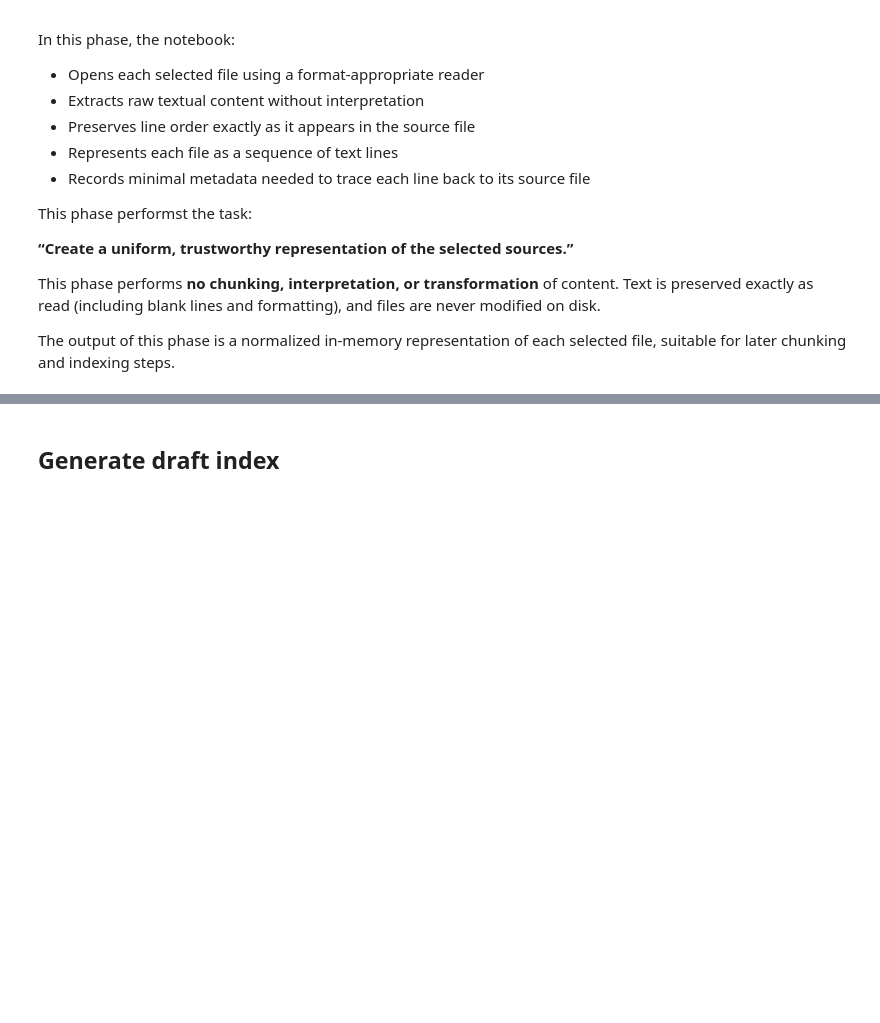
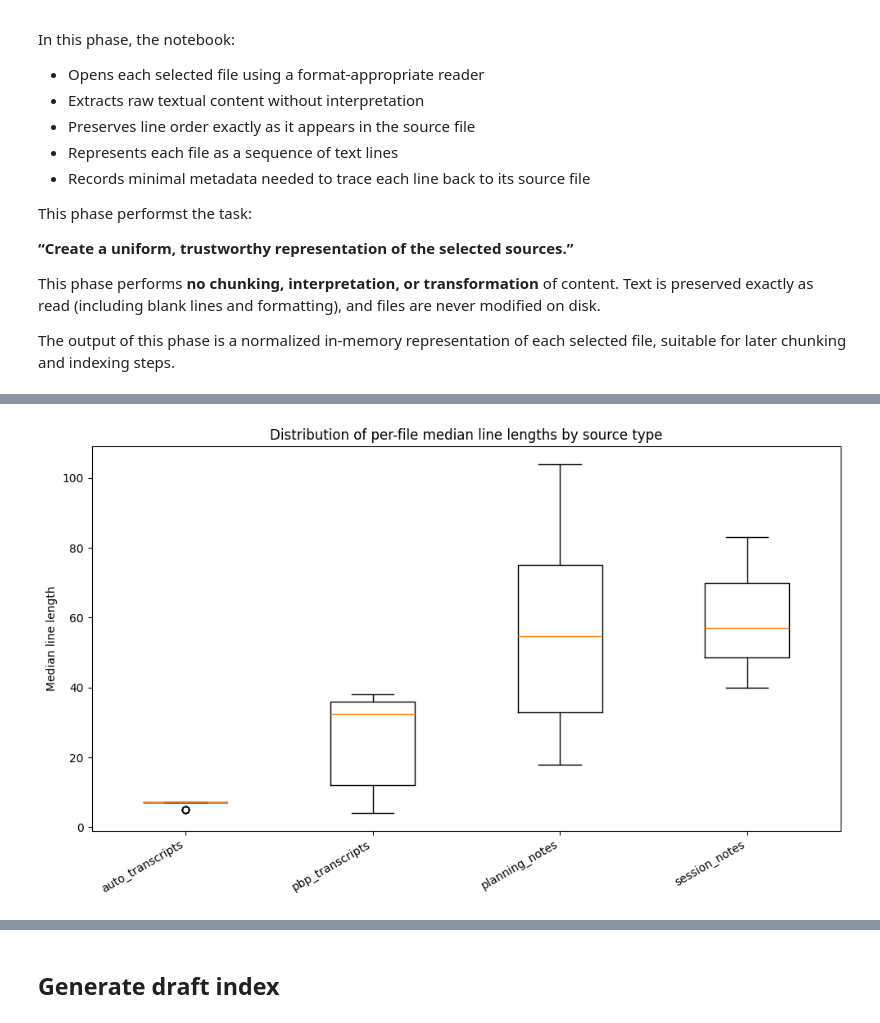
Before and after one commit to CharisSophia/iwtc-tools, a Jupyter notebook: notebooks/IWTC_Raw_Source_Indexing.ipynb, the cells around one changed output, grey strips where cells are left out. Saved outputs shown, nothing was run; the diff lists cells and outputs as text; code cells hidden in the pictures; blank space fills up the shorter version.

Commit message:
Add exploratory statistics and charts to inform future chunking design

```diff
--- a/notebooks/IWTC_Raw_Source_Indexing.ipynb
+++ b/notebooks/IWTC_Raw_Source_Indexing.ipynb
@@ -48,7 +48,7 @@ OVERRIDE_PATHS = None
 # Selection behavior:
 #   "PROMPT" -> list candidates and prompt for selection
 #   "ALL"    -> select all candidates
-SOURCE_MODE = "PROMPT"
+SOURCE_MODE = "ALL"
 
 # Internal run metadata (do not edit)
 from datetime import datetime
@@ -767,0 +779,93 @@ for i, line in enumerate(s["lines"][:PREVIEW_MAX_LINES], start=1):
+# %%
+# Phase 4c: File-level line length profiling and charts
+# Observational only — no persistence, no mutation
+
+from collections import defaultdict
+from statistics import mean, median
+import matplotlib.pyplot as plt
+import numpy as np
+
+if not LOADED_SOURCES:
+    raise ValueError("No loaded sources found. Run Phase 3 first.")
+
+# --- collect per-file 5-number summaries ---
+file_profiles = []
+
+for src in LOADED_SOURCES:
+    lengths = sorted(len(l) for l in src["lines"] if l)
+
+    if not lengths:
+        continue
+
+    q1 = np.percentile(lengths, 25)
+    q3 = np.percentile(lengths, 75)
+
+    file_profiles.append({
+        "source_type": src["source_type"],
+        "min": lengths[0],
+        "q1": q1,
+        "median": median(lengths),
+        "q3": q3,
+        "max": lengths[-1],
+    })
+
+# --- group by source_type ---
+by_type = defaultdict(list)
+for p in file_profiles:
+    by_type[p["source_type"]].append(p)
+
+# --- Box plots: distribution of medians by source type ---
+plt.figure(figsize=(10, 6))
+
+labels = []
+data = []
+
+for source_type in sorted(by_type.keys()):
+    labels.append(source_type)
+    data.append([p["median"] for p in by_type[source_type]])
+
+plt.boxplot(data, tick_labels=labels, showfliers=True)
+plt.title("Distribution of per-file median line lengths by source type")
+plt.ylabel("Median line length")
+plt.xticks(rotation=30, ha="right")
+plt.tight_layout()
+plt.show()
+
+# --- Box plots: distribution of max line lengths by source type ---
+plt.figure(figsize=(10, 6))
+
+labels = []
+data = []
+
+for source_type in sorted(by_type.keys()):
+    labels.append(source_type)
+    data.append([p["max"] for p in by_type[source_type]])
+
+plt.boxplot(data, tick_labels=labels, showfliers=True)
+plt.title("Distribution of per-file max line lengths by source type")
+plt.ylabel("Max line length")
+plt.xticks(rotation=30, ha="right")
+plt.tight_layout()
+plt.show()
+
+# --- Scatter: median vs max (outlier detector) ---
+plt.figure(figsize=(8, 6))
+
+for source_type in sorted(by_type.keys()):
+    medians = [p["median"] for p in by_type[source_type]]
+    maxes = [p["max"] for p in by_type[source_type]]
+    plt.scatter(medians, maxes, label=source_type, alpha=0.7)
+
+plt.xlabel("Median line length (per file)")
+plt.ylabel("Max line length (per file)")
+plt.title("Median vs Max line length per file")
+plt.legend()
+plt.tight_layout()
+plt.show()
+
+# cleanup
+del src, lengths, q1, q3, p
+del labels, data, medians, maxes
+del file_profiles, by_type
+# %% [output]
+[figure, added]
```
Also changed, not shown: parts of 6 cells of this notebook, 1 other file.
